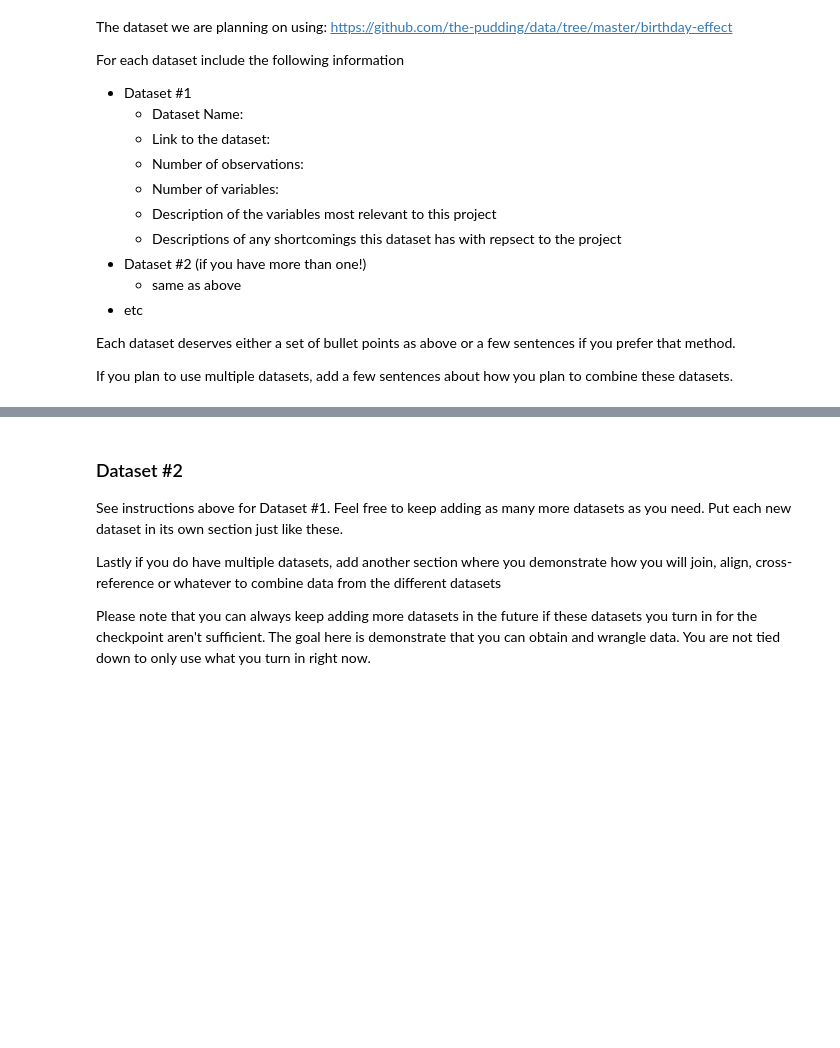
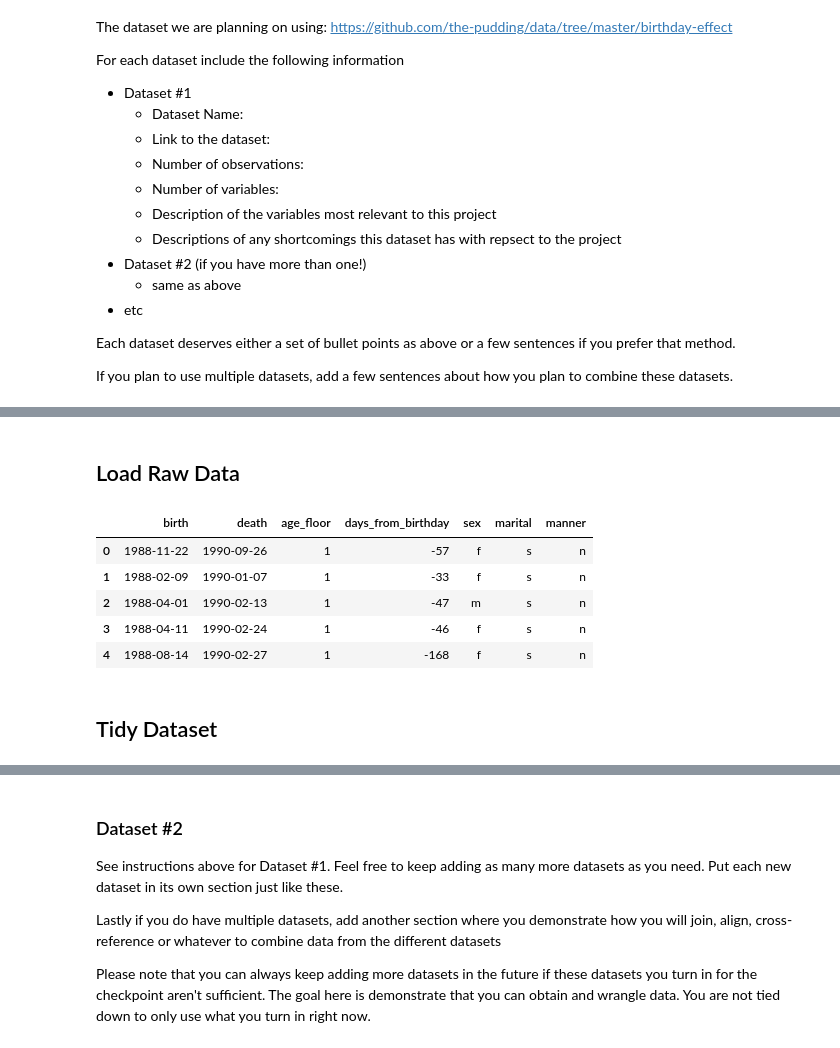
Before and after one commit to minsuitang/Group069_WI26, a Jupyter notebook: 01-DataCheckpoint.ipynb, the cells around one changed output, grey strips where cells are left out. Cells and saved outputs as stored; diff of their text form; code cells hidden in the pictures; blank space fills up the shorter version.

Commit message:
Completed data cleaning and summary statistics for dataset

```diff
--- a/01-DataCheckpoint.ipynb
+++ b/01-DataCheckpoint.ipynb
@@ -133,0 +145,26 @@ Instructions:
+# %% [markdown]
+## Load Raw Data
+# %%
+import pandas as pd
+import numpy as np
+import os
+
+os.makedirs("data/00-raw", exist_ok=True)
+os.makedirs("data/01-interim", exist_ok=True)
+os.makedirs("data/02-processed", exist_ok=True)
+
+url = "https://raw.githubusercontent.com/the-pudding/data/refs/heads/master/birthday-effect/birthdays.csv"
+df = pd.read_csv(url)
+
+df.to_csv("data/00-raw/birthdays_raw.csv", index=False)
+
+df.head()
+# %% [output]
+|  | birth | death | age_floor | days_from_birthday | sex | marital | manner |
+| 0 | 1988-11-22 | 1990-09-26 | 1 | -57 | f | s | n |
+| 1 | 1988-02-09 | 1990-01-07 | 1 | -33 | f | s | n |
+| 2 | 1988-04-01 | 1990-02-13 | 1 | -47 | m | s | n |
+| 3 | 1988-04-11 | 1990-02-24 | 1 | -46 | f | s | n |
+| 4 | 1988-08-14 | 1990-02-27 | 1 | -168 | f | s | n |
+# %% [markdown]
+## Tidy Dataset
```
Also changed, not shown: parts of 35 cells of this notebook.
